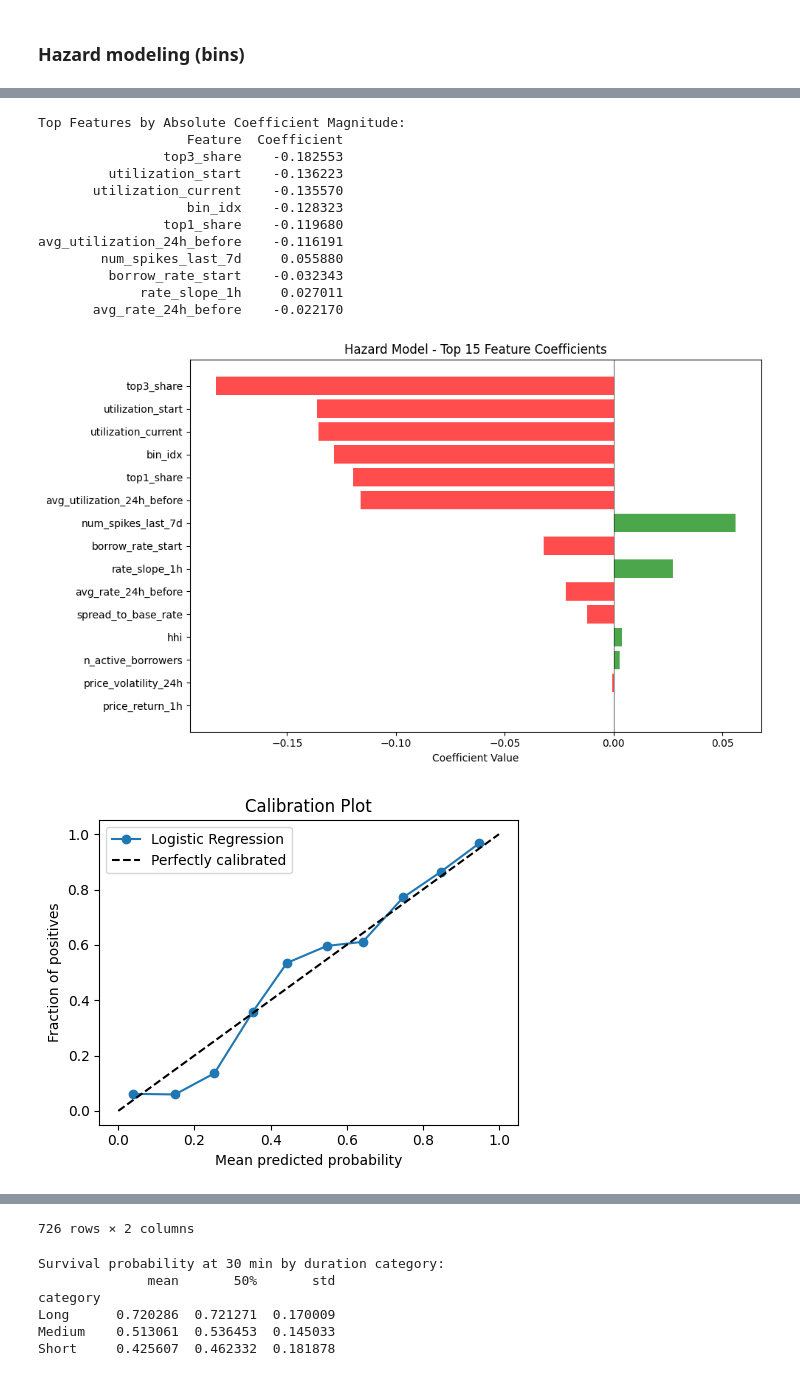
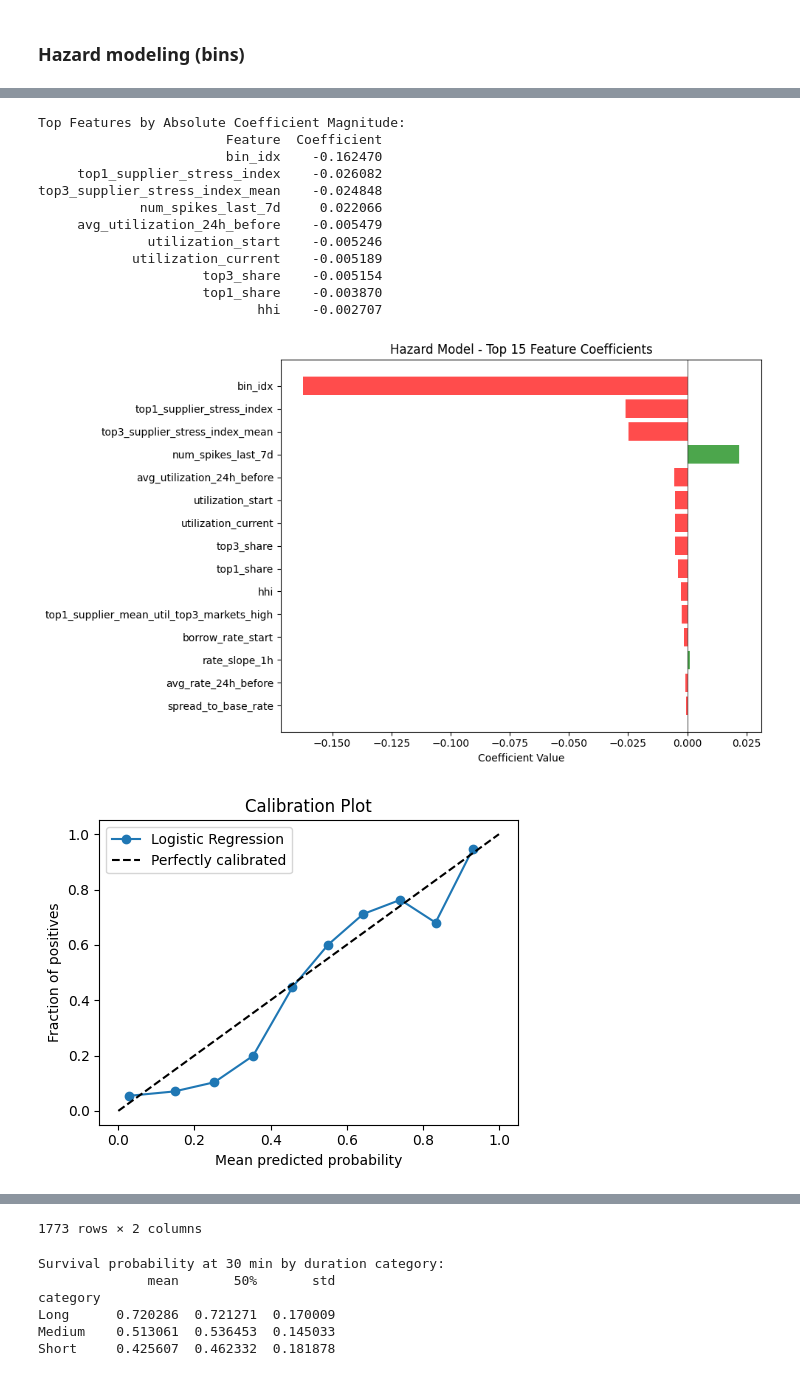
Before and after one commit to egortrussov/lending_protocols_researh, a Jupyter notebook: users_clusterization/spikes_recovery_modeling_v2.ipynb, the cells around one changed output, grey strips where cells are left out. Drawn from its saved outputs; the diff is of its cells as text; code cells hidden in the pictures.

Commit message:
New clustering; vaults health factors; updated hazard modeling

```diff
--- a/users_clusterization/spikes_recovery_modeling_v2.ipynb
+++ b/users_clusterization/spikes_recovery_modeling_v2.ipynb
@@ -929,7 +1479,7 @@ def report_xgboost_classifier_importance(model, feature_names):
 
     return importance_df
 # %%
-X_cls, y_cls, df_spikes_cls = prepare_classification_dataset(df, threshold_minutes=60)
+X_cls, y_cls, df_spikes_cls = prepare_classification_dataset(df_w_stress, threshold_minutes=60)
 
 X_train_c, X_val_c, X_test_c, y_train_c, y_val_c, y_test_c = split_data(
     X_cls, y_cls, test_size=0.2, val_size=0.1, random_state=42
@@ -1313,45 +1902,56 @@ BINS_MINUTES = range(0, 60*24, 30)
 BINS_MINUTES = [0, 60, 120, 150, 180, 210, 240, 270, 300, 330, 360, 390, 420, 450, 480, 510, 540, 570, 600, 630, 660, 690, 720, 750, 780, 810, 840, 870, 900, 930, 960, 990, 1020, 1050, 1080, 1110, 1140, 1170, 1200, 1230, 1260, 1290, 1320, 1350, 1380, 1410]
 BINS_MINUTES = [0, 60, 120, 180, 210, 240, 270, 300, 330, 360, 390, 420, 450, 480, 510, 540, 570, 600, 630, 660, 690, 720, 750, 780, 810, 840, 870, 900, 930, 960, 990, 1020, 1050, 1080, 1110, 1140, 1170, 1200, 1230, 1260, 1290, 1320, 1350, 1380, 1410]
 
-def prepare_hazard_dataset(df_long, bins=BINS_MINUTES):
+def prepare_hazard_dataset(df_long, bins=BINS_MINUTES, delta_features=None):
+    if delta_features is None:
+        delta_features = []
+
     df = df_long.copy()
     df['duration_minutes'] = df['spike_duration_seconds'] / 60.0
-    df['bin_start'] = np.nan
-    df['bin_end'] = np.nan
-    df['bin_label'] = ''
-    df['event'] = 0
+    rows = []
 
-    rows = []
     for spike_idx, group in df.groupby('spike_index'):
         group = group.sort_values('time_offset_minutes')
         duration = group['duration_minutes'].iloc[0]
+
+        start_mask = group['time_offset_minutes'] == 0
+        if not start_mask.any():
+            continue
+        start_row = group[start_mask].iloc[0]
+
         tol = 0
         for i in range(len(bins) - 1):
             bin_start = bins[i]
             bin_end = bins[i + 1]
-            mask_bin_start = group['time_offset_minutes'] == bin_start
-            if not mask_bin_start.any():
+            mask = group['time_offset_minutes'] == bin_start
+            if not mask.any():
                 continue
-            row_at_start = group[mask_bin_start].iloc[0]
+            row_at_start = group[mask].iloc[0].copy()
+
             event = 1 if (duration > bin_start and duration <= bin_end) else 0
             if tol > 0:
                 event = 1
             if i == len(bins) - 2:
                 event = 1
-            row_at_start = row_at_start.copy()
+
+            for feat in delta_features:
+                start_val = start_row.get(feat, np.nan)
+                bin_val = row_at_start.get(feat, np.nan)
+                row_at_start[f'{feat}_vs_start'] = bin_val - start_val if pd.notna(start_val) and pd.notna(bin_val) else np.nan
+
             row_at_start['bin_start'] = bin_start
             row_at_start['bin_end'] = bin_end
             row_at_start['bin_label'] = f"{bin_start}-{bin_end}m"
             row_at_start['event'] = event
             row_at_start['bin_idx'] = i
             rows.append(row_at_start)
+
             if event == 1 or duration <= bin_start:
                 tol += 1
                 if tol >= 3:
                     break
 
-    hazard_df = pd.DataFrame(rows)
-    return hazard_df
+    return pd.DataFrame(rows)
 
 def train_hazard_model(X_train, y_train):
     model = LogisticRegression(max_iter=1000, random_state=42)
@@ -1643,8 +2237,9 @@ BIN_LABELS = []
 for i in range(len(BINS_MINUTES)-1): BIN_LABELS.append(f"{BINS_MINUTES[i-1]}-{BINS_MINUTES[i]}m")
 
 
-df = pd.read_csv("/Users/yegortrussov/Documents/ml/lending_protocols/dataset_collection/data/modelling_datasets/spikes_modeling_df_PT_tokens.csv")
-df_prep = df.copy()
+# df = pd.read_csv("/Users/yegortrussov/Documents/ml/lending_protocols/dataset_collection/data/modelling_datasets/spikes_modeling_df_PT_tokens.csv")
+# df_prep = df.copy()
+df_prep = df_w_stress.copy()
 # df_prep = df_prep[
 #     df_prep["spike_duration_seconds"] > 60*60 * 2
 # ]
@@ -1662,7 +2257,10 @@ feature_cols = [
     # 'time_offset_minutes',
     'bin_idx',
     # 'utilization_peak_so_far',
+
+    'top1_supplier_stress_index', 'top3_supplier_stress_index_mean', 'top1_supplier_mean_util_top3_markets_high'
 ]
+hazard_df['top1_supplier_mean_util_top3_markets_high'] = (hazard_df['top1_supplier_mean_util_top3_markets'] >= 0.94).astype(int)
 X = hazard_df[feature_cols].fillna(0)
 y = hazard_df['event']
 
@@ -1727,14 +2325,14 @@ Brier Score per bin:
 Top Features by Absolute Coefficient Magnitude:
-                   Feature  Coefficient
-                top3_share    -0.182553
-         utilization_start    -0.136223
-       utilization_current    -0.135570
-                   bin_idx    -0.128323
-                top1_share    -0.119680
-avg_utilization_24h_before    -0.116191
-        num_spikes_last_7d     0.055880
-         borrow_rate_start    -0.032343
-             rate_slope_1h     0.027011
-       avg_rate_24h_before    -0.022170
+                        Feature  Coefficient
+                        bin_idx    -0.162470
+     top1_supplier_stress_index    -0.026082
+top3_supplier_stress_index_mean    -0.024848
+             num_spikes_last_7d     0.022066
+     avg_utilization_24h_before    -0.005479
+              utilization_start    -0.005246
+            utilization_current    -0.005189
+                     top3_share    -0.005154
+                     top1_share    -0.003870
+                            hhi    -0.002707
-[figure, old version]
+[figure, new version]
-[figure, old version]
+[figure, new version]
@@ -1765,4 +2363,4 @@ Interpretation: More negative slope = faster decline (typical for short spikes).
-726 rows × 2 columns
+1773 rows × 2 columns
 # %%
 def analyze_survival_at_horizon(model, X_val, hazard_val, horizon_minutes, bins=BINS_MINUTES):
     unique_spikes = hazard_val[['spike_index', 'duration_minutes']].drop_duplicates()
```
Also changed, not shown: parts of 30 cells of this notebook, 20 other files.
